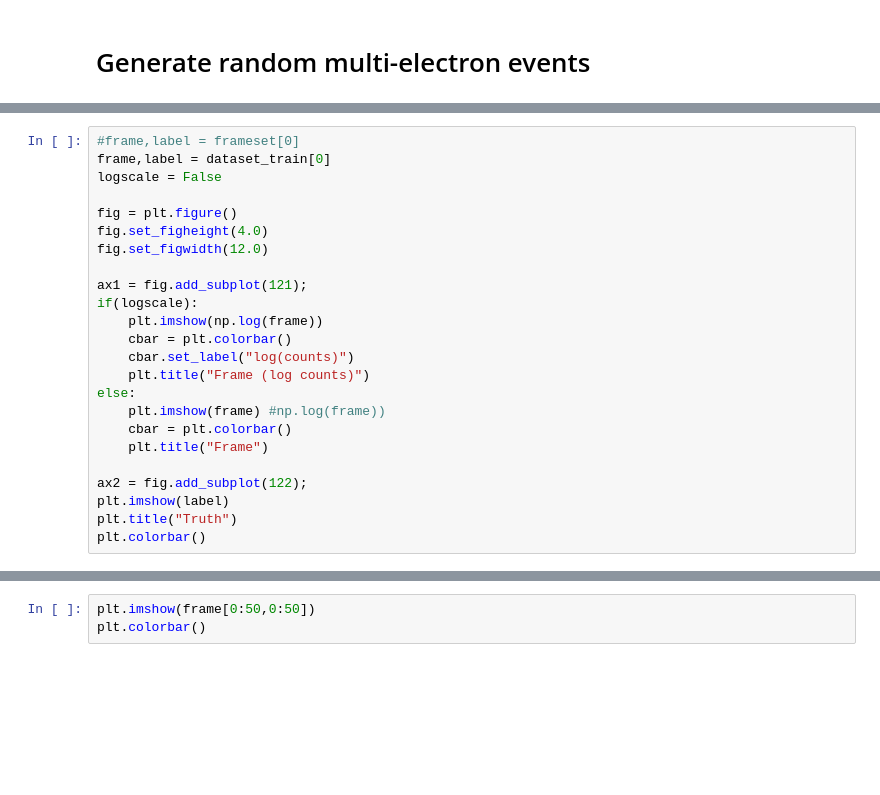
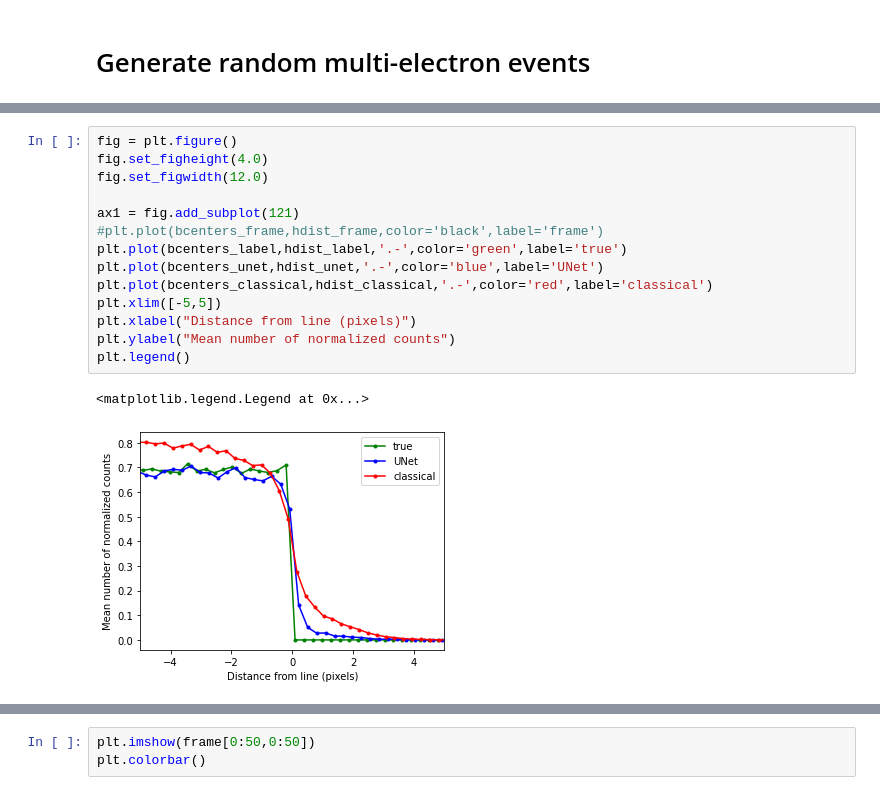
Before and after one commit to jerenner/emsim, a Jupyter notebook: emsim.ipynb, the cells around one changed output, grey strips where cells are left out. Drawn from its saved outputs; the diff is of its cells as text; blank space fills up the shorter version.

```diff
--- a/emsim.ipynb
+++ b/emsim.ipynb
@@ -35,26 +39,2 @@ frameset = tr.EMFrameDataset(dset,frame_size=4855,nelec_mean=103713,nelec_sigma=
 #frameset = tr.EMFrameDataset(dset,frame_size=100,nelec_mean=88,nelec_sigma=2,noise_mean=0,noise_sigma=20)
 #frameset = tr.EMFrameDataset(dset,frame_size=100,nelec_mean=10,nelec_sigma=1,noise_mean=0,noise_sigma=20)
-# %%
-#frame,label = frameset[0]
-frame,label = dataset_train[0]
-logscale = False
-
-fig = plt.figure()
-fig.set_figheight(4.0)
-fig.set_figwidth(12.0)
-
-ax1 = fig.add_subplot(121);
-if(logscale):
-    plt.imshow(np.log(frame))
-    cbar = plt.colorbar()
-    cbar.set_label("log(counts)")
-    plt.title("Frame (log counts)")
-else:
-    plt.imshow(frame) #np.log(frame))
-    cbar = plt.colorbar()
-    plt.title("Frame")
-
-ax2 = fig.add_subplot(122);
-plt.imshow(label)
-plt.title("Truth")
-plt.colorbar()
@@ -60,0 +201,17 @@ plt.colorbar()
+# %%
+fig = plt.figure()
+fig.set_figheight(4.0)
+fig.set_figwidth(12.0)
+
+ax1 = fig.add_subplot(121)
+#plt.plot(bcenters_frame,hdist_frame,color='black',label='frame')
+plt.plot(bcenters_label,hdist_label,'.-',color='green',label='true')
+plt.plot(bcenters_unet,hdist_unet,'.-',color='blue',label='UNet')
+plt.plot(bcenters_classical,hdist_classical,'.-',color='red',label='classical')
+plt.xlim([-5,5])
+plt.xlabel("Distance from line (pixels)")
+plt.ylabel("Mean number of normalized counts")
+plt.legend()
+# %% [output]
+<matplotlib.legend.Legend at 0x...>
+[figure, added]
```
Also changed, not shown: parts of 22 cells of this notebook, 1 other file.
